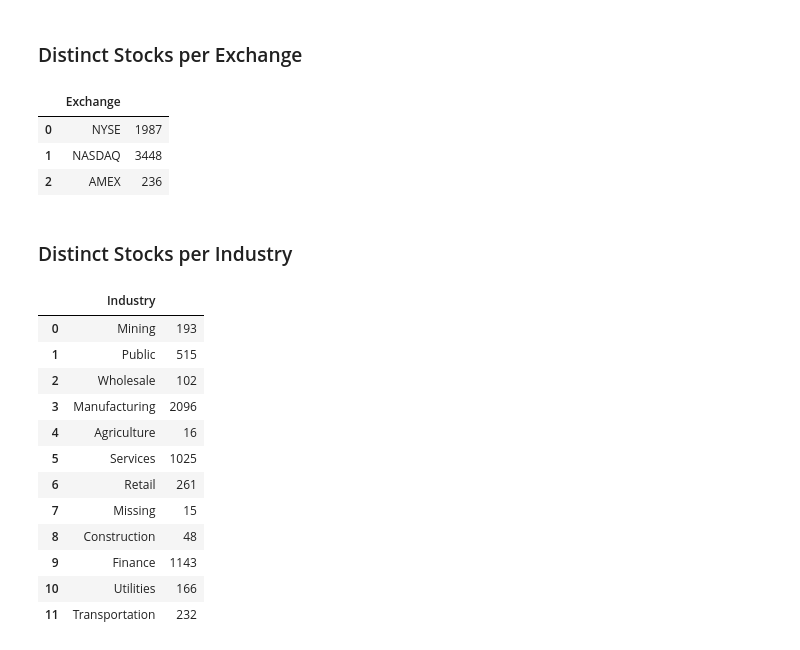
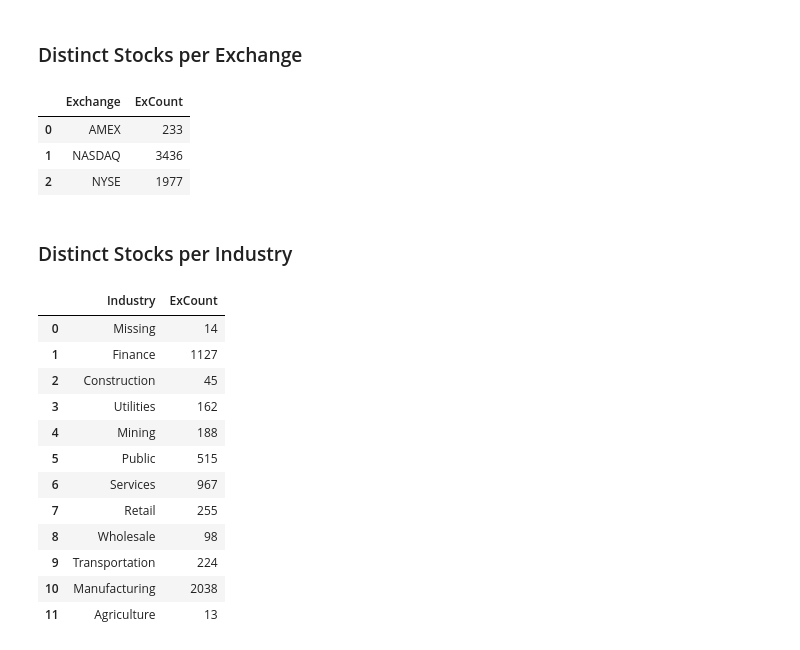
Before and after one commit to sonqo/msc-data-science, a Jupyter notebook: 0-thesis/herding/data-fetching-csad-stocks.ipynb, the cells around one changed output. Cells and saved outputs as stored; diff of their text form; code cells hidden in the pictures.

```diff
--- a/0-thesis/herding/data-fetching-csad-stocks.ipynb
+++ b/0-thesis/herding/data-fetching-csad-stocks.ipynb
@@ -104,9 +104,18 @@ df.head()
 query = '''
     SELECT
         Exchange,
-        COUNT(DISTINCT LPermNo)
-    FROM
-        CrspcSecuritiesDaily A
+        COUNT(LPermNo) AS ExCount
+    FROM (
+        SELECT
+            LPermNo,
+            Exchange,
+            Industry,
+            ROW_NUMBER() OVER (PARTITION BY LPermNo ORDER BY DataDate) AS Ranking
+        FROM
+            CrspcSecuritiesDaily
+    ) A
+    WHERE
+        Ranking = 1
     GROUP BY
         Exchange
 '''
@@ -114,36 +123,45 @@ query = '''
 df = pd.read_sql(query, connection)
 df.head()
 # %% [output]
-|  | Exchange |  |
-| 0 | NYSE | 1987 |
-| 1 | NASDAQ | 3448 |
-| 2 | AMEX | 236 |
+|  | Exchange | ExCount |
+| 0 | AMEX | 233 |
+| 1 | NASDAQ | 3436 |
+| 2 | NYSE | 1977 |
 # %% [markdown]
 ### Distinct Stocks per Industry
 # %%
 query = '''
     SELECT
         Industry,
-        COUNT(DISTINCT LPermNo)
-    FROM
-        CrspcSecuritiesDaily A
+        COUNT(LPermNo) AS ExCount
+    FROM (
+        SELECT
+            LPermNo,
+            Exchange,
+            Industry,
+            ROW_NUMBER() OVER (PARTITION BY LPermNo ORDER BY DataDate) AS Ranking
+        FROM
+            CrspcSecuritiesDaily
+    ) A
+    WHERE
+        Ranking = 1
     GROUP BY
         Industry
 '''
 
 df = pd.read_sql(query, connection)
 df.head(12)
 # %% [output]
-|  | Industry |  |
-| 0 | Mining | 193 |
-| 1 | Public | 515 |
-| 2 | Wholesale | 102 |
-| 3 | Manufacturing | 2096 |
-| 4 | Agriculture | 16 |
-| 5 | Services | 1025 |
-| 6 | Retail | 261 |
-| 7 | Missing | 15 |
-| 8 | Construction | 48 |
-| 9 | Finance | 1143 |
-| 10 | Utilities | 166 |
-| 11 | Transportation | 232 |
+|  | Industry | ExCount |
+| 0 | Missing | 14 |
+| 1 | Finance | 1127 |
+| 2 | Construction | 45 |
+| 3 | Utilities | 162 |
+| 4 | Mining | 188 |
+| 5 | Public | 515 |
+| 6 | Services | 967 |
+| 7 | Retail | 255 |
+| 8 | Wholesale | 98 |
+| 9 | Transportation | 224 |
+| 10 | Manufacturing | 2038 |
+| 11 | Agriculture | 13 |
```
Also changed, not shown: 4 other files.
